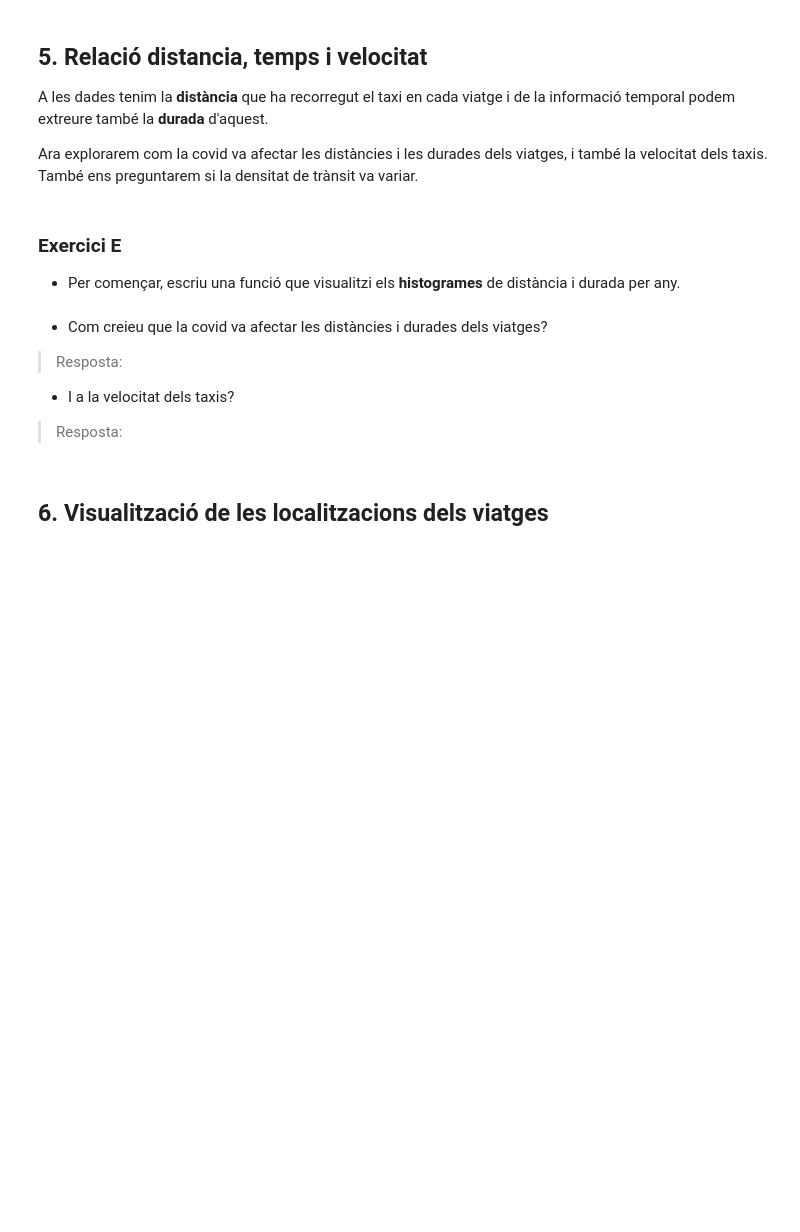
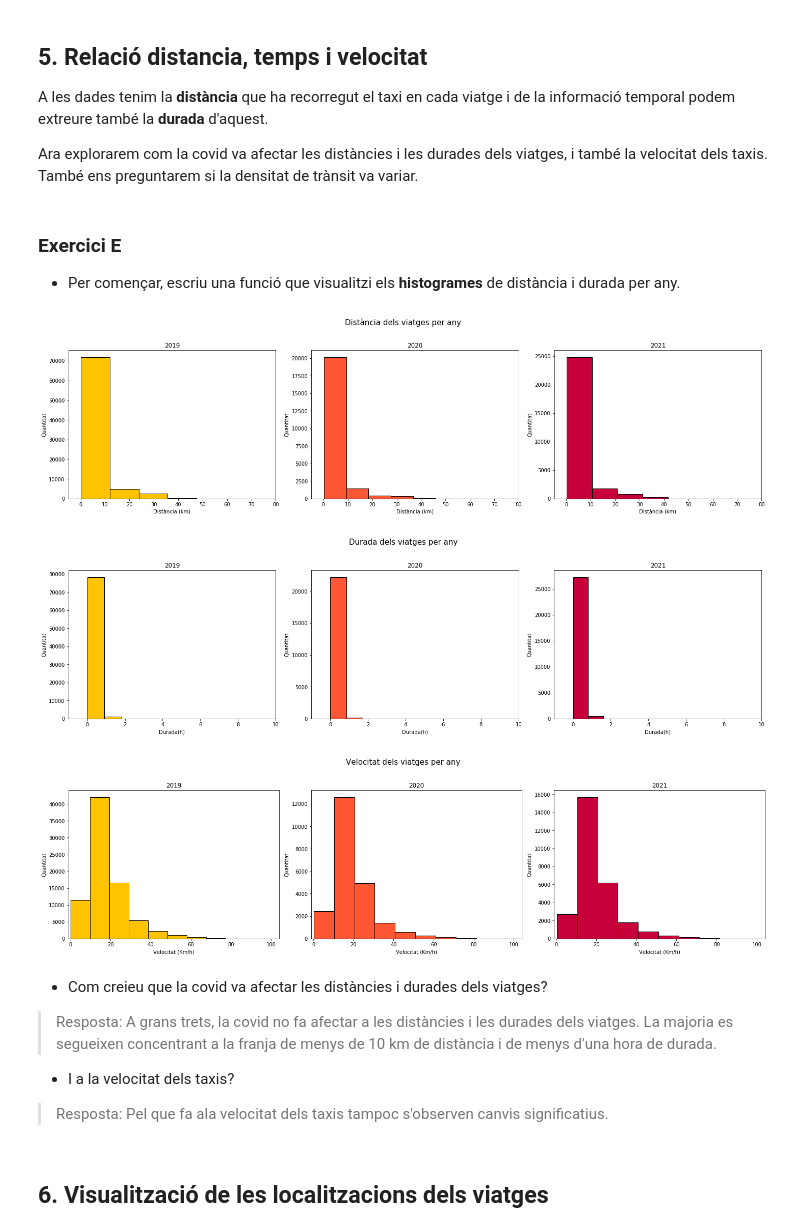
Before and after one commit to fparcerisasv/New-York-taxi-analysis, a Jupyter notebook: Practica1.ipynb, the cells around one changed output. Drawn from its saved outputs; the diff is of its cells as text; code cells hidden in the pictures; blank space fills up the shorter version.

```diff
--- a/Practica1.ipynb
+++ b/Practica1.ipynb
@@ -592,20 +577,47 @@ def visualize_histograms(df, column, title, xlabel, ylabel, xlim):
+# %%
+def visualize_histograms(df, column, title, xlabel, ylabel, xlim):
+    """
+    Funció que crea un histograma a partir de la informació que conté la columna del dataframe
+    """
+     # AQUÍ EL TEU CODI
+    df_col = {'trip_distance':'trip_distance','trip_duration':'trip_duration', 'speed':'mean_velocity'}
+
+
+    colors = ['#FFC300', '#FF5733', '#C70039']
+    fig, axs = plt.subplots(1, 3, figsize=(20, 5))
+
+    for i, year in enumerate(range(2019, 2022)): #Fem un bucle per tots els anys
+        trips_per_year = df[df.tpep_dropoff_datetime.dt.year == year] #reduïm la taula a l'any en concret
+         #Imprimim l'histograma
+        axs[i].hist(trips_per_year[df_col[column]],color = colors[i],edgecolor='black')
+
+        axs[i].set_title(f'{year}')
+        axs[i].set_xlabel(xlabel) #Etiquetes
+        axs[i].set_ylabel(ylabel)
+        axs[i].set_xlim(xlim)
+
+    plt.suptitle(title,y=1.1,fontsize = 15)
+    plt.tight_layout()
+    plt.show()
 # %%
-visualize_histograms(df, 'trip_distance', title = 'Distància dels viatge per any',
+visualize_histograms(df, 'trip_distance', title = 'Distància dels viatges per any',
                      xlabel = 'Distància (km)', ylabel = 'Quantitat', xlim = (-5, 80))
-
 visualize_histograms(df, 'trip_duration', title = 'Durada dels viatges per any',
-                     xlabel = 'Durada (h)', ylabel = 'Quantitat', xlim = (-1, 25) )
-
-visualize_histograms(df, 'speed', title = 'Velocitat dels viatge per any',
-                     xlabel = 'Velocitat (Km/h)', ylabel = 'Quanitat', xlim = (-1, 25) )
+                     xlabel = 'Durada(h)', ylabel = 'Quantitat', xlim = (-1, 10))
+visualize_histograms(df, 'speed', title = 'Velocitat dels viatges per any',
+                     xlabel = 'Velocitat (Km/h)', ylabel = 'Quantitat', xlim = (-1, 104))
+# %% [output]
+[figure, added]
+[figure, added]
+[figure, added]
 # %% [markdown]
 * Com creieu que la covid va afectar les distàncies i durades dels viatges?
 
-> Resposta:
+> Resposta: A grans trets, la covid no fa afectar a les distàncies i les durades dels viatges. La majoria es segueixen concentrant a la franja de menys de 10 km de distància i de menys d'una hora de durada.
 
 * I a la velocitat dels taxis?
 
-> Resposta:
+> Resposta: Pel que fa ala velocitat dels taxis tampoc s'observen canvis significatius.
 # %% [markdown]
 ## 6. Visualització de les localitzacions dels viatges
 # %%
```
Also changed, not shown: parts of 8 cells of this notebook.
